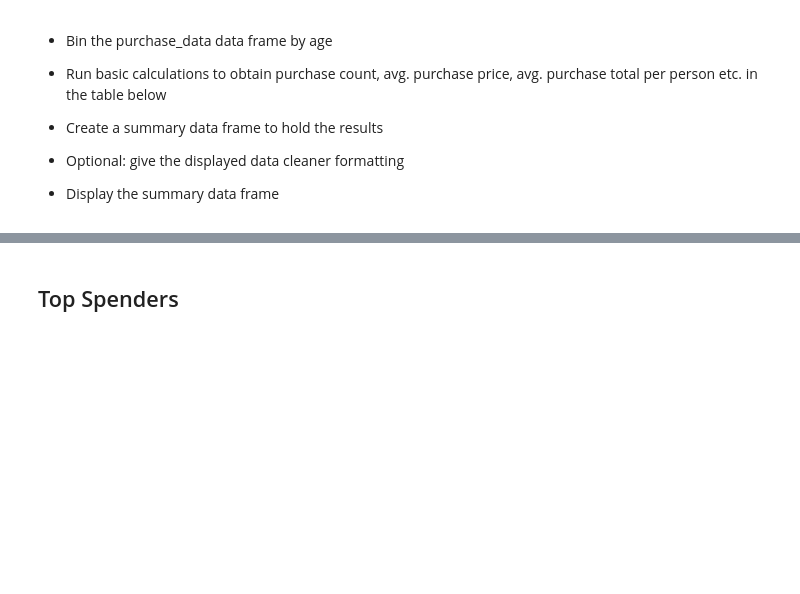
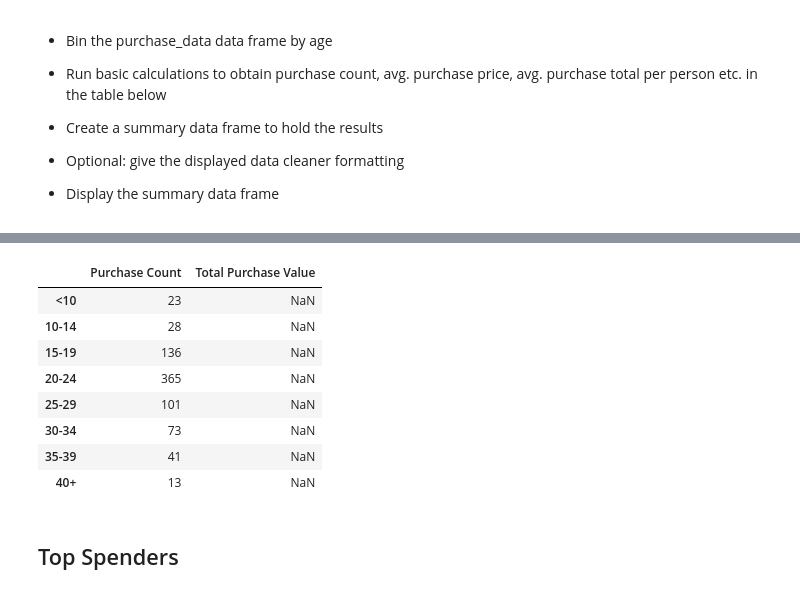
Before and after one commit to jbeachy21/HeroesOfPymoli, a Jupyter notebook: HeroesOfPymoli/HeroesOfPymoli_starter.ipynb, the cells around one changed output, grey strips where cells are left out. Cells and saved outputs as stored; diff of their text form; code cells hidden in the pictures; blank space fills up the shorter version.

```diff
--- a/HeroesOfPymoli/HeroesOfPymoli_starter.ipynb
+++ b/HeroesOfPymoli/HeroesOfPymoli_starter.ipynb
@@ -147,3 +307,36 @@ ValueError: If using all scalar values, you must pass an index
+# %%
+ranges = ["<10","10-14", "15-19","20-24","25-29","30-34","35-39","40+"]
+
+age_data = pd.DataFrame(data = game_data["Age"],columns=["Age"])
+total_data = pd.DataFrame(data = game_data["Price"])
+bins = [0,9,14,19,24,29,34,39,100]
+
+age_data["Purchase Count"] = pd.cut(age_data["Age"], bins, labels=ranges)
+total_data["Total Purchase Value"] = pd.cut(total_data["Price"], bins)
+
+total_group = total_data.groupby("Total Purchase Value")
+purchase_group = age_data.groupby("Purchase Count")
+#final_age_df = pd.DataFrame(data={purchase_group["Purchase Count"].count(), price_group["Price"].count()},
+         #                         index=ranges)
+a = {'Purchase Count' : purchase_group["Purchase Count"].count(),
+    'Total Purchase Value' : total_group["Total Purchase Value"].count(),
+    }
+
+
+
+
+b = pd.DataFrame(data= a, index = ranges)
+b
+# %% [output]
+|  | Purchase Count | Total Purchase Value |
+| <10 | 23 | NaN |
+| 10-14 | 28 | NaN |
+| 15-19 | 136 | NaN |
+| 20-24 | 365 | NaN |
+| 25-29 | 101 | NaN |
+| 30-34 | 73 | NaN |
+| 35-39 | 41 | NaN |
+| 40+ | 13 | NaN |
 # %% [markdown]
 ## Top Spenders
 # %% [markdown]
```
Also changed, not shown: parts of 16 cells of this notebook.
